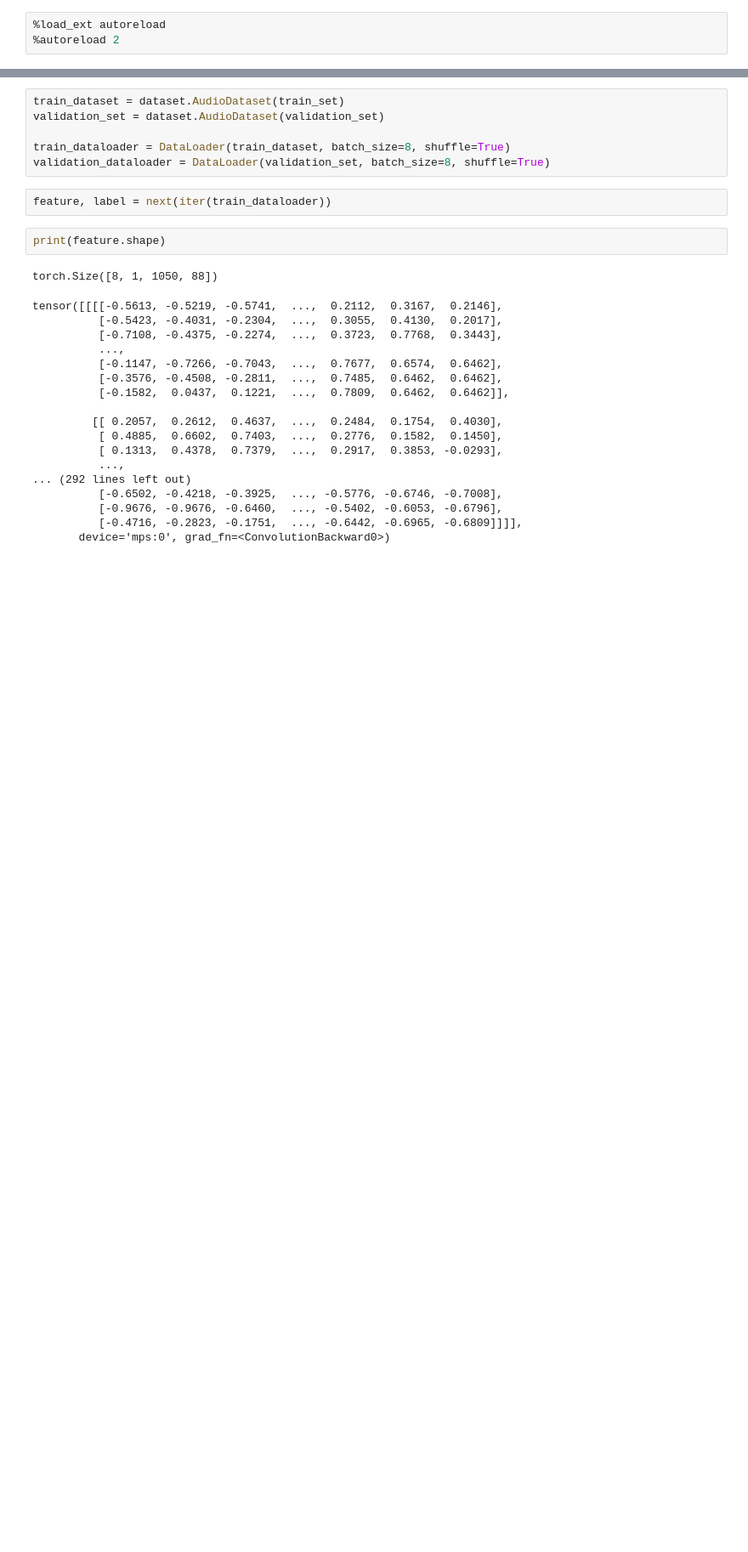
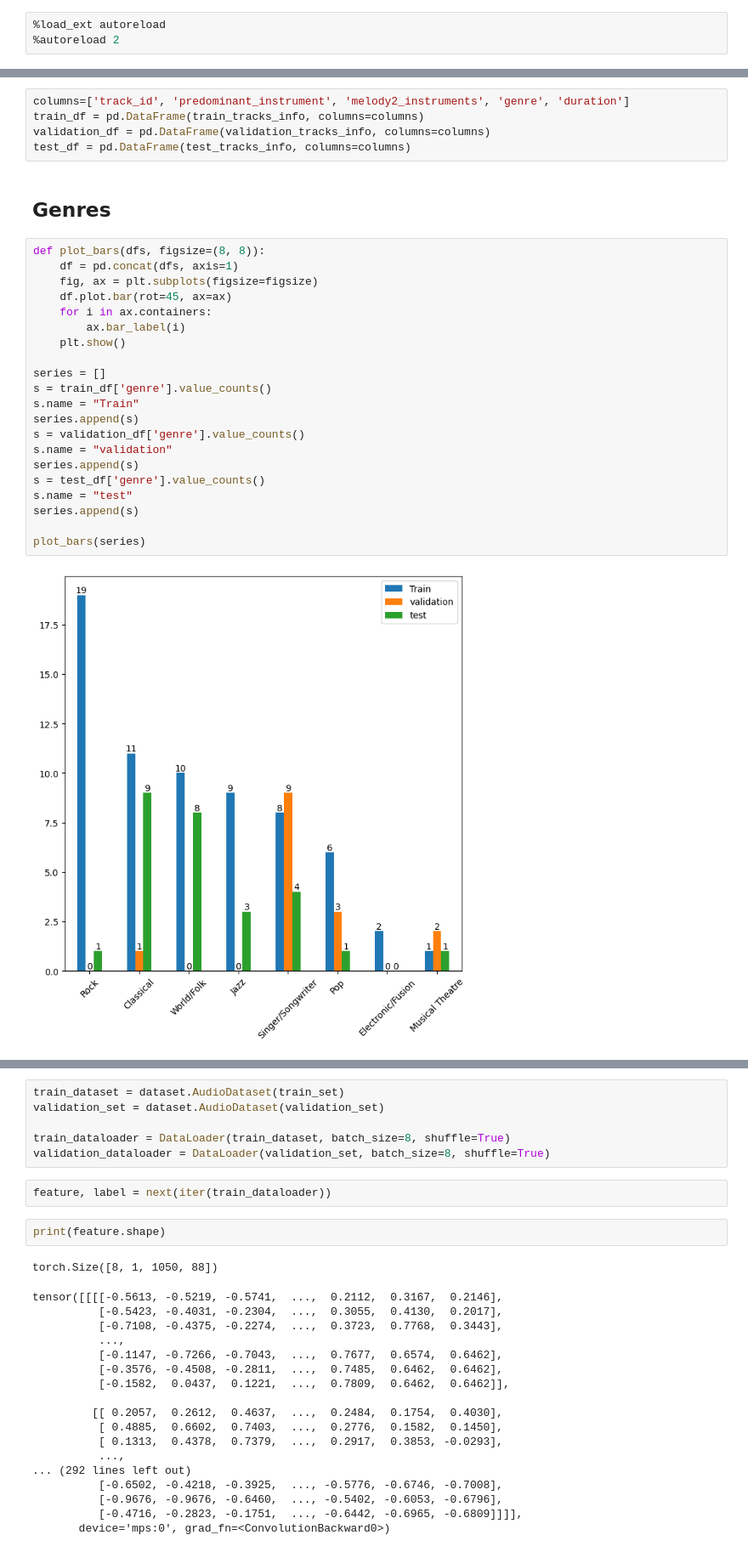
Before and after one commit to jacksonfrye/KLTN-2023, a Jupyter notebook: notebooks/5_data_loader.ipynb, the cells around one changed output, grey strips where cells are left out. Shown: that part at 85% size. Drawn from its saved outputs; the diff is of its cells as text; blank space fills up the shorter version.

Commit message:
data split, refactor, colab train

```diff
--- a/notebooks/5_data_loader.ipynb
+++ b/notebooks/5_data_loader.ipynb
@@ -47,0 +90,30 @@ test_song_set: 22
+# %%
+columns=['track_id', 'predominant_instrument', 'melody2_instruments', 'genre', 'duration']
+train_df = pd.DataFrame(train_tracks_info, columns=columns)
+validation_df = pd.DataFrame(validation_tracks_info, columns=columns)
+test_df = pd.DataFrame(test_tracks_info, columns=columns)
+# %% [markdown]
+## Genres
+# %%
+def plot_bars(dfs, figsize=(8, 8)):
+    df = pd.concat(dfs, axis=1)
+    fig, ax = plt.subplots(figsize=figsize)
+    df.plot.bar(rot=45, ax=ax)
+    for i in ax.containers:
+        ax.bar_label(i)
+    plt.show()
+
+series = []
+s = train_df['genre'].value_counts()
+s.name = "Train"
+series.append(s)
+s = validation_df['genre'].value_counts()
+s.name = "validation"
+series.append(s)
+s = test_df['genre'].value_counts()
+s.name = "test"
+series.append(s)
+
+plot_bars(series)
+# %% [output]
+[figure, added]
```
Also changed, not shown: parts of 8 cells of this notebook, 8 other files.
